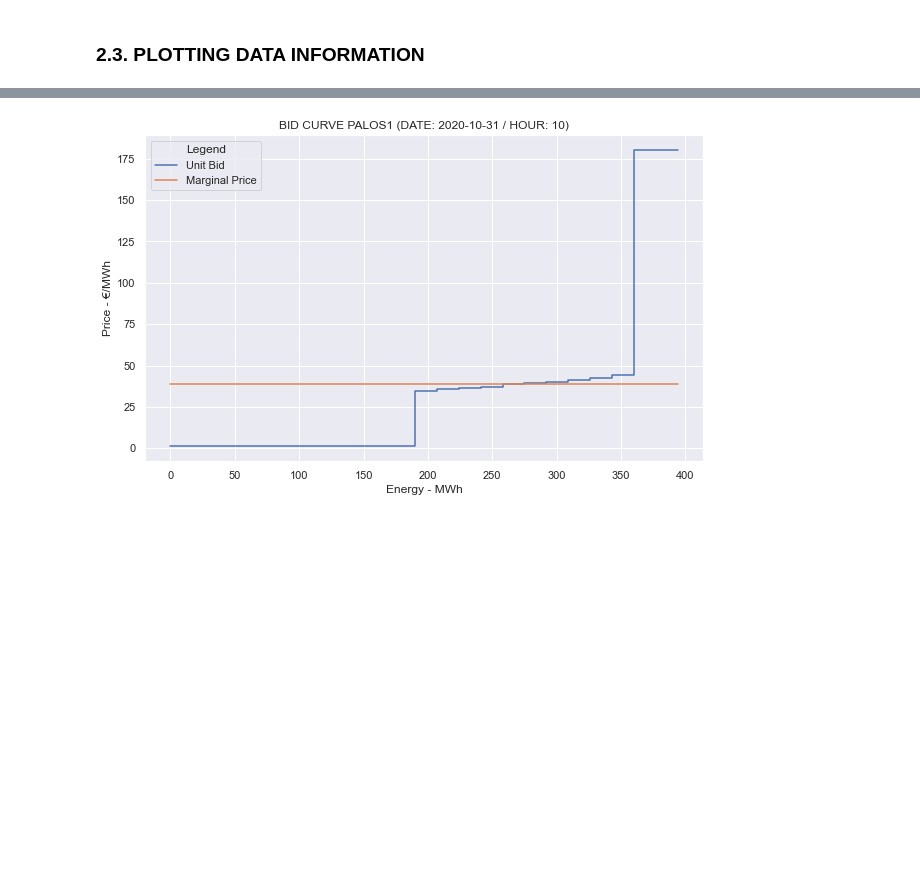
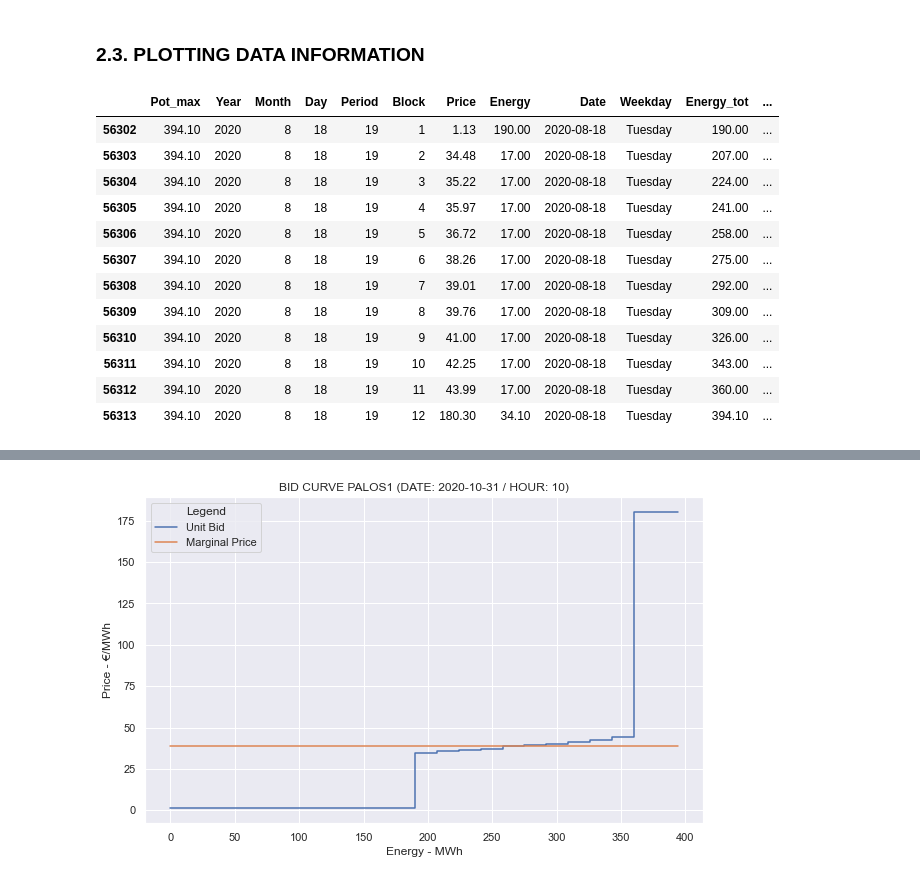
Before and after one commit to luisdelpozo/TFM, a Jupyter notebook: TFM_PALOS1_PredCurve_24hdays_dE_v2_MargPrice_v2.ipynb, the cells around one changed output, grey strips where cells are left out. Cells and saved outputs as stored; diff of their text form; code cells hidden in the pictures; blank space fills up the shorter version.

```diff
--- a/TFM_PALOS1_PredCurve_24hdays_dE_v2_MargPrice_v2.ipynb
+++ b/TFM_PALOS1_PredCurve_24hdays_dE_v2_MargPrice_v2.ipynb
@@ -434,4 +442,20 @@ bid_hour_summary(df_curve, block_all)
 # %%
 sns.set_theme(style='darkgrid')
 #plt.style.use('seaborn')
+# %%
+data_date_hour_info(df_curve, '2020-08-18', 19)
+# %% [output]
+|  | Pot_max | Year | Month | Day | Period | Block | Price | Energy | Date | Weekday | Energy_tot | ... |
+| 56302 | 394.10 | 2020 | 8 | 18 | 19 | 1 | 1.13 | 190.00 | 2020-08-18 | Tuesday | 190.00 | ... |
+| 56303 | 394.10 | 2020 | 8 | 18 | 19 | 2 | 34.48 | 17.00 | 2020-08-18 | Tuesday | 207.00 | ... |
+| 56304 | 394.10 | 2020 | 8 | 18 | 19 | 3 | 35.22 | 17.00 | 2020-08-18 | Tuesday | 224.00 | ... |
+| 56305 | 394.10 | 2020 | 8 | 18 | 19 | 4 | 35.97 | 17.00 | 2020-08-18 | Tuesday | 241.00 | ... |
+| 56306 | 394.10 | 2020 | 8 | 18 | 19 | 5 | 36.72 | 17.00 | 2020-08-18 | Tuesday | 258.00 | ... |
+| 56307 | 394.10 | 2020 | 8 | 18 | 19 | 6 | 38.26 | 17.00 | 2020-08-18 | Tuesday | 275.00 | ... |
+| 56308 | 394.10 | 2020 | 8 | 18 | 19 | 7 | 39.01 | 17.00 | 2020-08-18 | Tuesday | 292.00 | ... |
+| 56309 | 394.10 | 2020 | 8 | 18 | 19 | 8 | 39.76 | 17.00 | 2020-08-18 | Tuesday | 309.00 | ... |
+| 56310 | 394.10 | 2020 | 8 | 18 | 19 | 9 | 41.00 | 17.00 | 2020-08-18 | Tuesday | 326.00 | ... |
+| 56311 | 394.10 | 2020 | 8 | 18 | 19 | 10 | 42.25 | 17.00 | 2020-08-18 | Tuesday | 343.00 | ... |
+| 56312 | 394.10 | 2020 | 8 | 18 | 19 | 11 | 43.99 | 17.00 | 2020-08-18 | Tuesday | 360.00 | ... |
+| 56313 | 394.10 | 2020 | 8 | 18 | 19 | 12 | 180.30 | 34.10 | 2020-08-18 | Tuesday | 394.10 | ... |
 # %%
```
Also changed, not shown: parts of 10 cells of this notebook.
